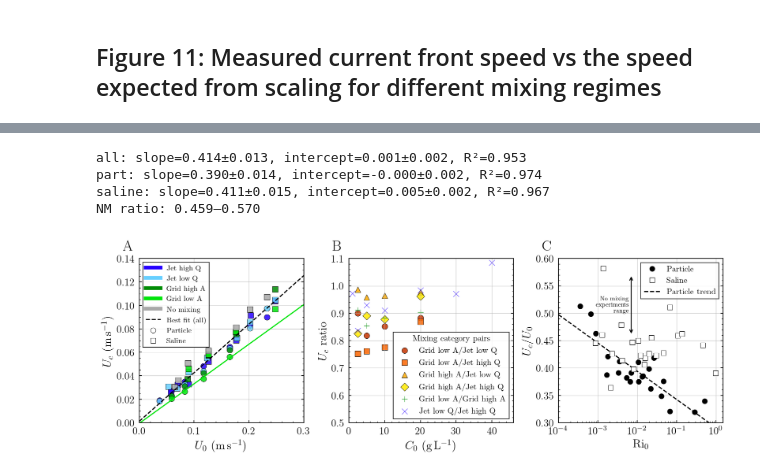
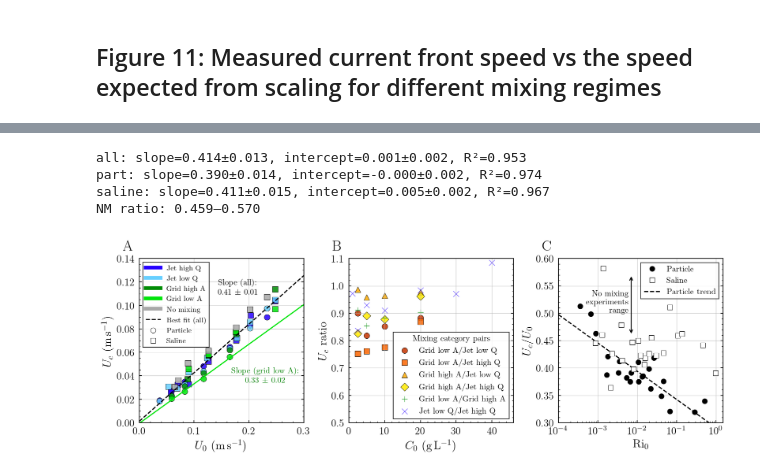
Before and after one commit to CaraBGJames/james-etal-2026-lock-release, a Jupyter notebook: figure_11.ipynb, the cells around one changed output, grey strips where cells are left out. Drawn from its saved outputs; the diff is of its cells as text; code cells hidden in the pictures.

Commit message:
updated figures

```diff
--- a/figure_11.ipynb
+++ b/figure_11.ipynb
@@ -536,32 +212,49 @@ ax[2].legend(
     fontsize=11,
 )
 ax[2].annotate(
     "",
     xy=(0.7e-2, 0.57),
     xytext=(0.7e-2, 0.46),
     arrowprops=dict(arrowstyle="<->", color="k", lw=1.2),
 )
 ax[2].text(
-    6e-3, 0.515, "No mixing\nexperiments\nrange", fontsize=8, va="center", ha="right"
+    6e-3, 0.52, "No mixing\nexperiments\nrange", fontsize=11, va="center", ha="right"
 )
 
 # ============== Labels ==============
 for axis, label in zip(ax, ["A", "B", "C"]):
     axis.set_box_aspect(1)
     axis.annotate(
         label,
         xy=(-0.1, 1.05),
         xycoords="axes fraction",
         fontsize=20,
         fontweight="bold",
     )
 
+ax[0].text(
+    0.23,
+    0.035,
+    "Slope (grid low A): \n 0.33 $\pm$ 0.02",
+    color="g",
+    fontsize=11,
+    ha="center",
+)
+ax[0].text(
+    0.18,
+    0.11,
+    "Slope (all):\n 0.41 $\pm$ 0.01",
+    color="k",
+    fontsize=11,
+    ha="center",
+)
+
 plt.tight_layout()
 plt.savefig("figures/figure_11.png", bbox_inches="tight", dpi=300)
 plt.show()
 # %% [output]
 all: slope=0.414±0.013, intercept=0.001±0.002, R²=0.953
 part: slope=0.390±0.014, intercept=-0.000±0.002, R²=0.974
 saline: slope=0.411±0.015, intercept=0.005±0.002, R²=0.967
 NM ratio: 0.459–0.570
-[figure, old version]
+[figure, new version]
```
Also changed, not shown: parts of 3 cells of this notebook, 1 other file.
